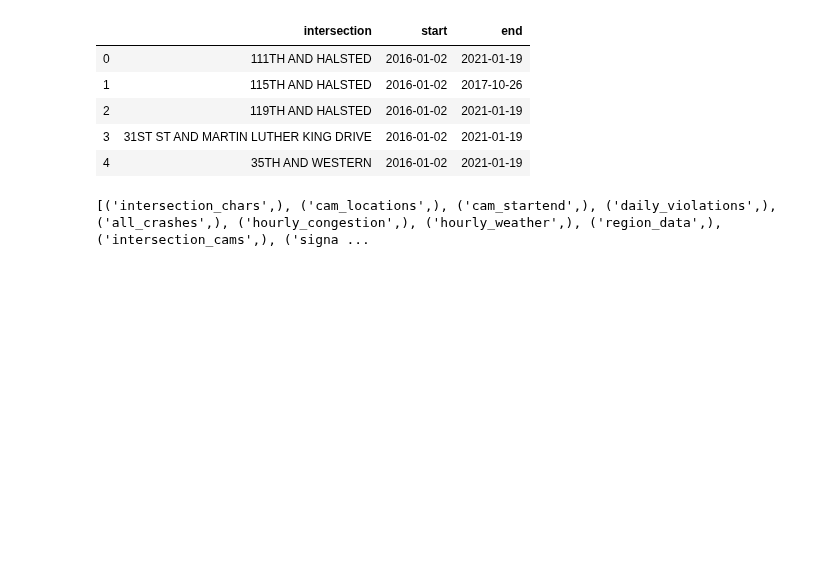
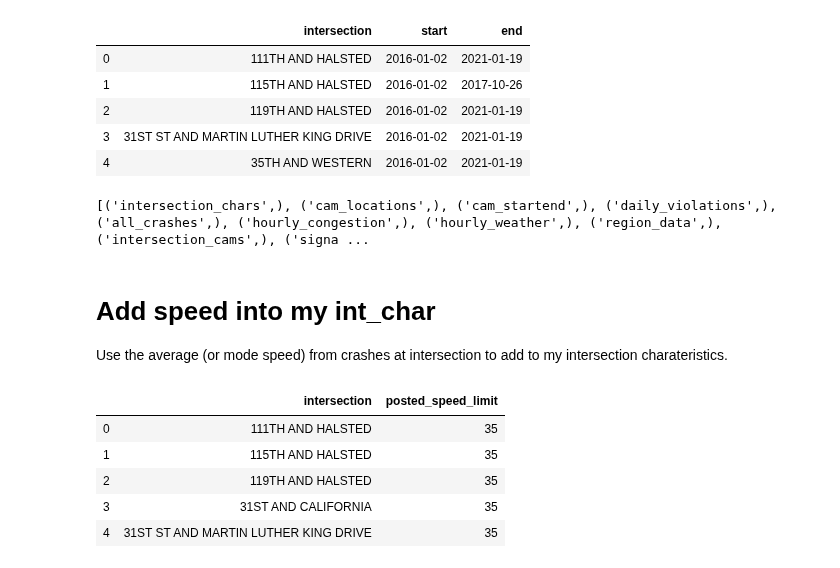
Before and after one commit to sciencelee/chicago-red-light-cameras, a Jupyter notebook: 01-build-db.ipynb, the cells around one changed output. Saved outputs shown, nothing was run; the diff lists cells and outputs as text; code cells hidden in the pictures; blank space fills up the shorter version.

```diff
--- a/01-build-db.ipynb
+++ b/01-build-db.ipynb
@@ -1566,3 +1570,6 @@ int_startend.head()
 make_table(int_startend, 'int_startend', c, conn)
 # %% [output]
 [('intersection_chars',), ('cam_locations',), ('cam_startend',), ('daily_violations',), ('all_crashes',), ('hourly_congestion',), ('hourly_weather',), ('region_data',), ('intersection_cams',), ('signa ...
+# %% [markdown]
+# Add speed into my int_char
+Use the average (or mode speed) from crashes at intersection to add to my intersection charateristics.
@@ -1568,0 +1583,10 @@ make_table(int_startend, 'int_startend', c, conn)
+# %%
+speed_df.posted_speed_limit.unique()
+speed_df.head()
+# %% [output]
+|  | intersection | posted_speed_limit |
+| 0 | 111TH AND HALSTED | 35 |
+| 1 | 115TH AND HALSTED | 35 |
+| 2 | 119TH AND HALSTED | 35 |
+| 3 | 31ST AND CALIFORNIA | 35 |
+| 4 | 31ST ST AND MARTIN LUTHER KING DRIVE | 35 |
```
Also changed, not shown: parts of 12 cells of this notebook, 4 other files.
